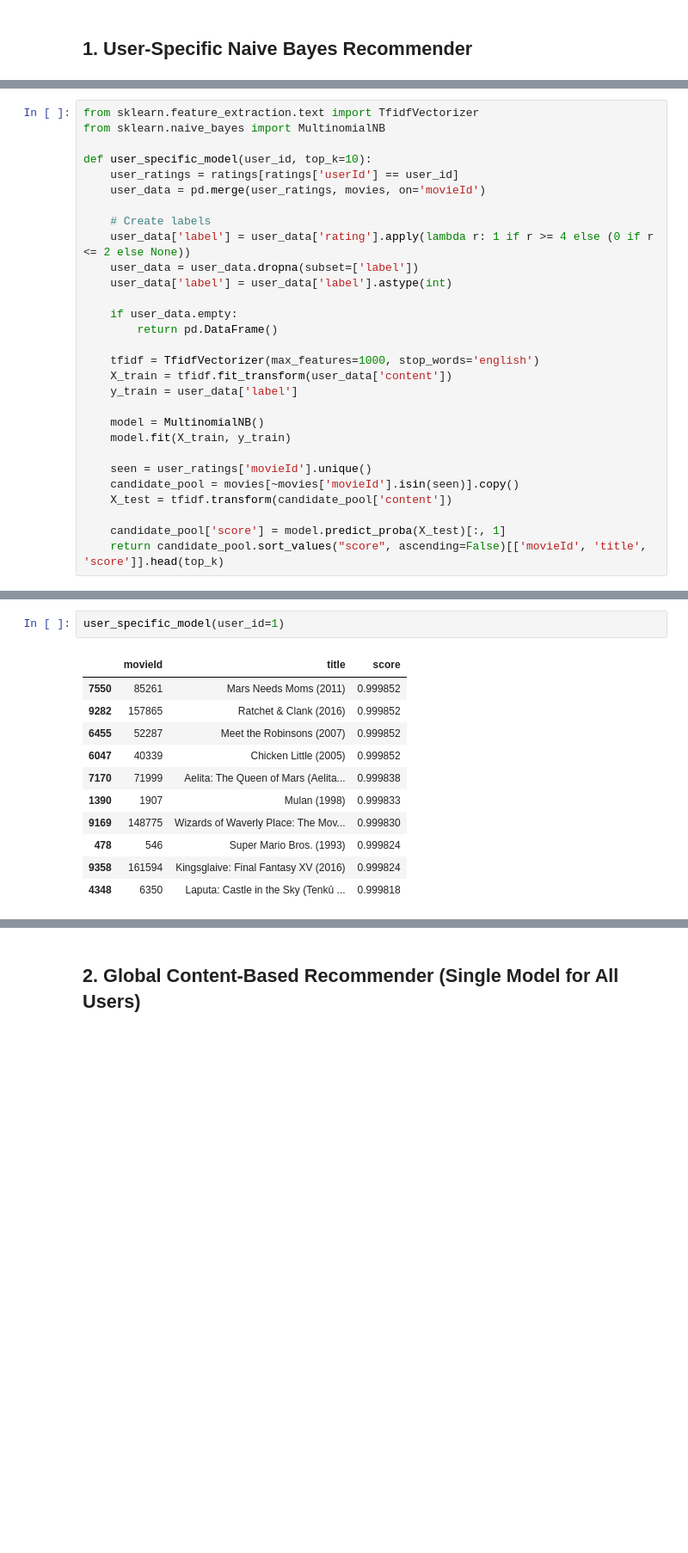
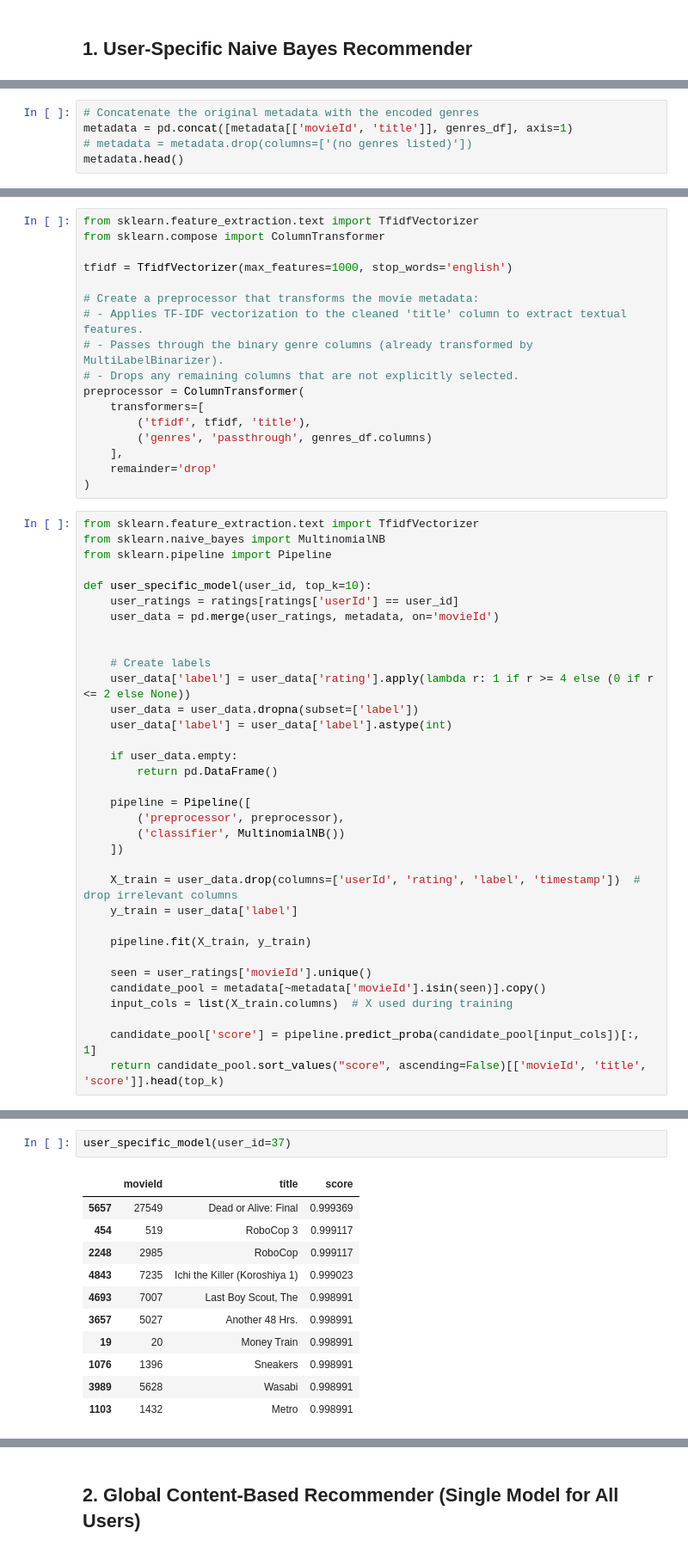
Before and after one commit to EliaTosin/DataAnaCla25, a Jupyter notebook: flipped_8/content_based_recommender_nb.ipynb, the cells around one changed output, grey strips where cells are left out. Shown at 86% size. Cells and saved outputs as stored; diff of their text form; blank space fills up the shorter version.

Commit message:
Naive Bayes conten based model

```diff
--- a/flipped_8/content_based_recommender_nb.ipynb
+++ b/flipped_8/content_based_recommender_nb.ipynb
@@ -26,0 +103,5 @@ movies["content"] = movies["genres"].str.replace("|", " ") + " " + movies["tag"]
+# %%
+# Concatenate the original metadata with the encoded genres
+metadata = pd.concat([metadata[['movieId', 'title']], genres_df], axis=1)
+# metadata = metadata.drop(columns=['(no genres listed)'])
+metadata.head()
@@ -27,10 +116,29 @@ movies["content"] = movies["genres"].str.replace("|", " ") + " " + movies["tag"]
+# %%
+from sklearn.feature_extraction.text import TfidfVectorizer
+from sklearn.compose import ColumnTransformer
+
+tfidf = TfidfVectorizer(max_features=1000, stop_words='english')
+
+# Create a preprocessor that transforms the movie metadata:
+# - Applies TF-IDF vectorization to the cleaned 'title' column to extract textual features.
+# - Passes through the binary genre columns (already transformed by MultiLabelBinarizer).
+# - Drops any remaining columns that are not explicitly selected.
+preprocessor = ColumnTransformer(
+    transformers=[
+        ('tfidf', tfidf, 'title'),
+        ('genres', 'passthrough', genres_df.columns)
+    ],
+    remainder='drop'
+)
 # %%
 from sklearn.feature_extraction.text import TfidfVectorizer
 from sklearn.naive_bayes import MultinomialNB
+from sklearn.pipeline import Pipeline
 
 def user_specific_model(user_id, top_k=10):
     user_ratings = ratings[ratings['userId'] == user_id]
-    user_data = pd.merge(user_ratings, movies, on='movieId')
+    user_data = pd.merge(user_ratings, metadata, on='movieId')
+
 
     # Create labels
     user_data['label'] = user_data['rating'].apply(lambda r: 1 if r >= 4 else (0 if r <= 2 else None))
@@ -40,16 +148,19 @@ def user_specific_model(user_id, top_k=10):
     if user_data.empty:
         return pd.DataFrame()
 
-    tfidf = TfidfVectorizer(max_features=1000, stop_words='english')
-    X_train = tfidf.fit_transform(user_data['content'])
+    pipeline = Pipeline([
+        ('preprocessor', preprocessor),
+        ('classifier', MultinomialNB())
+    ])
+
+    X_train = user_data.drop(columns=['userId', 'rating', 'label', 'timestamp'])  # drop irrelevant columns
     y_train = user_data['label']
 
-    model = MultinomialNB()
-    model.fit(X_train, y_train)
+    pipeline.fit(X_train, y_train)
 
     seen = user_ratings['movieId'].unique()
-    candidate_pool = movies[~movies['movieId'].isin(seen)].copy()
-    X_test = tfidf.transform(candidate_pool['content'])
+    candidate_pool = metadata[~metadata['movieId'].isin(seen)].copy()
+    input_cols = list(X_train.columns)  # X used during training
 
-    candidate_pool['score'] = model.predict_proba(X_test)[:, 1]
+    candidate_pool['score'] = pipeline.predict_proba(candidate_pool[input_cols])[:, 1]
     return candidate_pool.sort_values("score", ascending=False)[['movieId', 'title', 'score']].head(top_k)
@@ -58,14 +167,14 @@ def user_specific_model(user_id, top_k=10):
 # %%
-user_specific_model(user_id=1)
+user_specific_model(user_id=37)
 # %% [output]
 |  | movieId | title | score |
-| 7550 | 85261 | Mars Needs Moms (2011) | 0.999852 |
-| 9282 | 157865 | Ratchet & Clank (2016) | 0.999852 |
-| 6455 | 52287 | Meet the Robinsons (2007) | 0.999852 |
-| 6047 | 40339 | Chicken Little (2005) | 0.999852 |
-| 7170 | 71999 | Aelita: The Queen of Mars (Aelita... | 0.999838 |
-| 1390 | 1907 | Mulan (1998) | 0.999833 |
-| 9169 | 148775 | Wizards of Waverly Place: The Mov... | 0.999830 |
-| 478 | 546 | Super Mario Bros. (1993) | 0.999824 |
-| 9358 | 161594 | Kingsglaive: Final Fantasy XV (2016) | 0.999824 |
-| 4348 | 6350 | Laputa: Castle in the Sky (Tenkû ... | 0.999818 |
+| 5657 | 27549 | Dead or Alive: Final | 0.999369 |
+| 454 | 519 | RoboCop 3 | 0.999117 |
+| 2248 | 2985 | RoboCop | 0.999117 |
+| 4843 | 7235 | Ichi the Killer (Koroshiya 1) | 0.999023 |
+| 4693 | 7007 | Last Boy Scout, The | 0.998991 |
+| 3657 | 5027 | Another 48 Hrs. | 0.998991 |
+| 19 | 20 | Money Train | 0.998991 |
+| 1076 | 1396 | Sneakers | 0.998991 |
+| 3989 | 5628 | Wasabi | 0.998991 |
+| 1103 | 1432 | Metro | 0.998991 |
```
Also changed, not shown: parts of 20 cells of this notebook.
